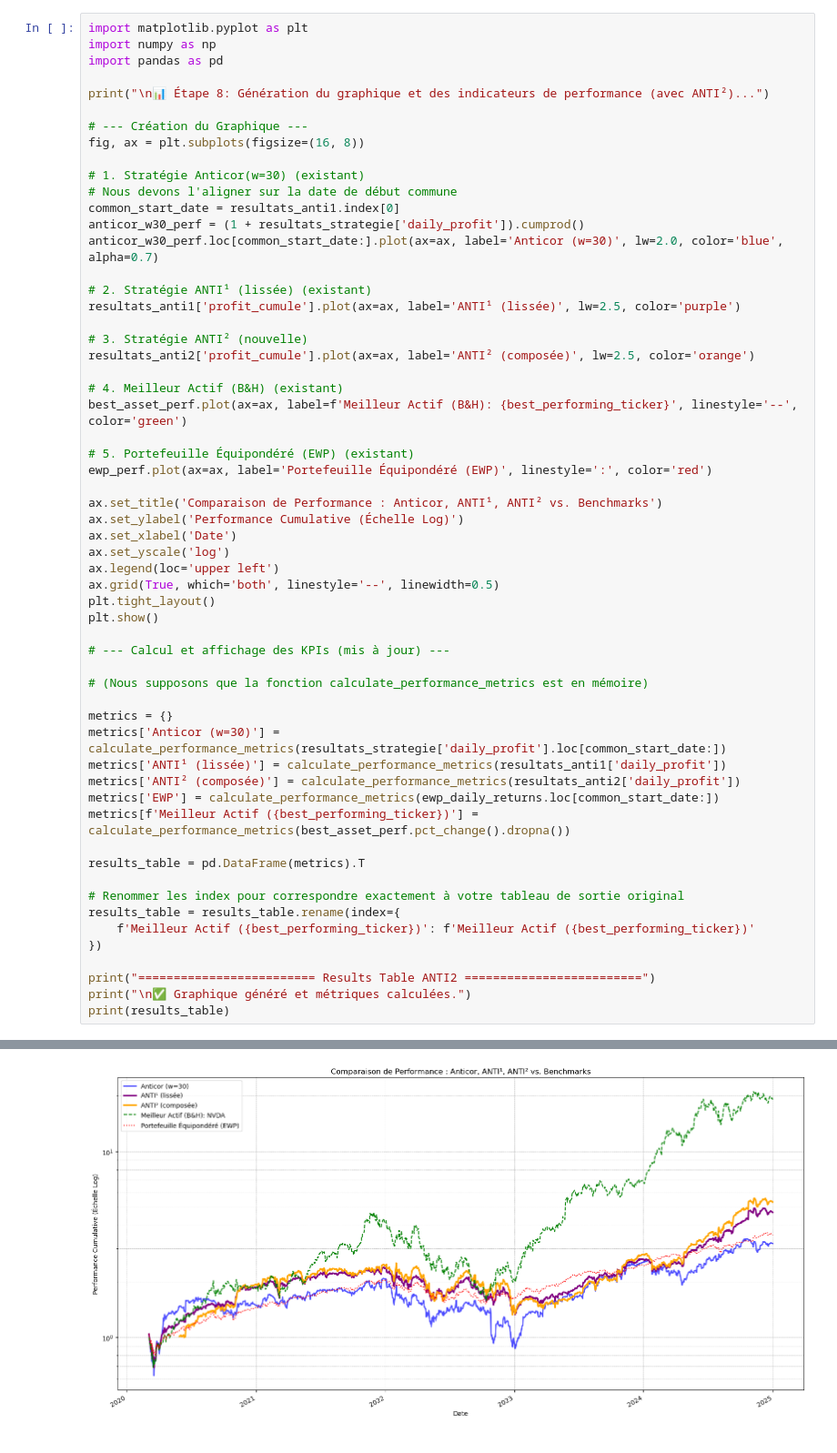
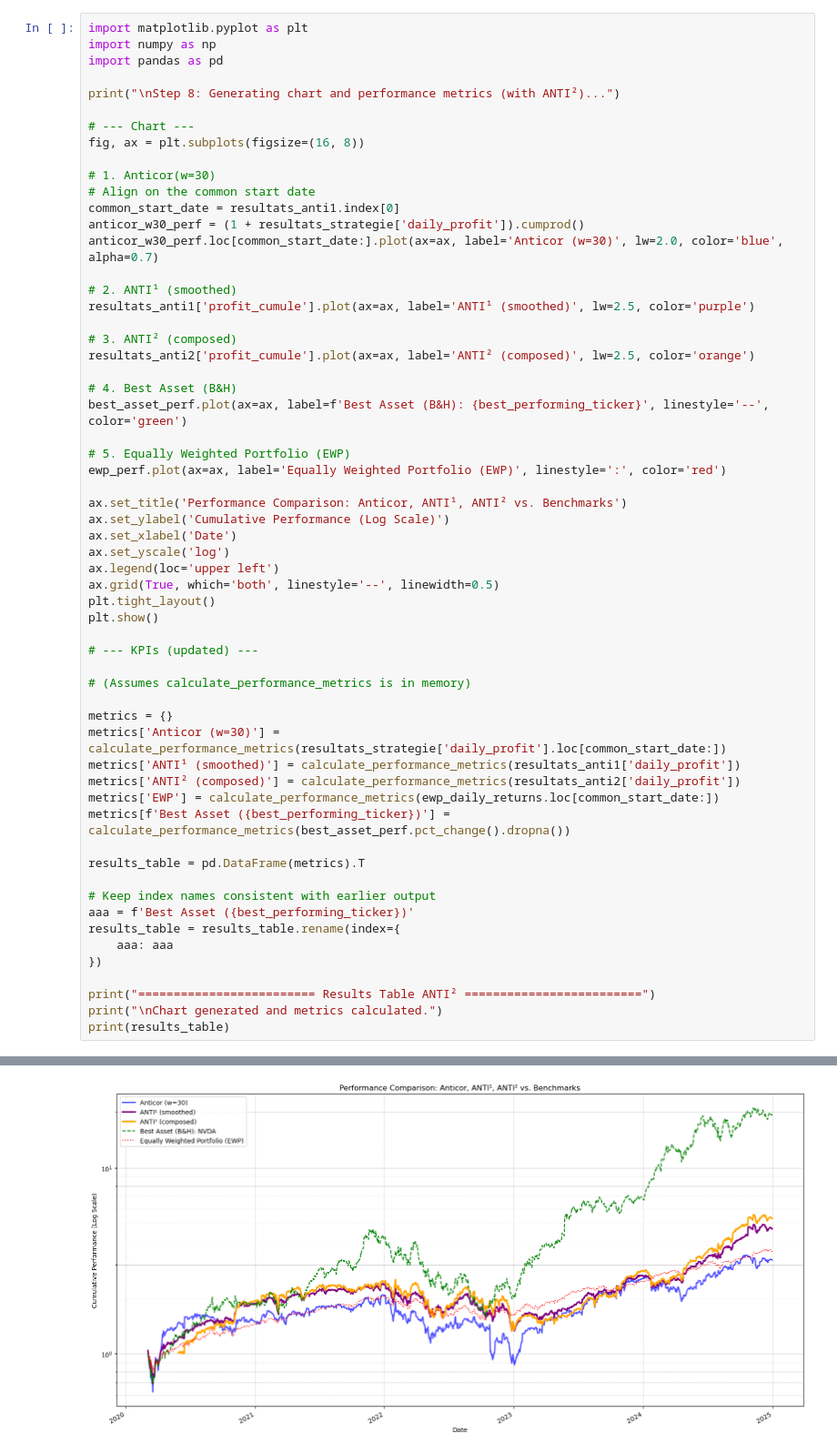
Before and after one commit to tommasoravasio/anticor-trader, a Jupyter notebook: V5_Optimized.ipynb, the cells around one changed output, grey strips where cells are left out. Shown at 91% size. Saved outputs shown, nothing was run; the diff lists cells and outputs as text.

```diff
--- a/V5_Optimized.ipynb
+++ b/V5_Optimized.ipynb
@@ -556,31 +538,31 @@ import matplotlib.pyplot as plt
 import numpy as np
 import pandas as pd
 
-print("\n📊 Étape 8: Génération du graphique et des indicateurs de performance (avec ANTI²)...")
+print("\nStep 8: Generating chart and performance metrics (with ANTI²)...")
 
-# --- Création du Graphique ---
+# --- Chart ---
 fig, ax = plt.subplots(figsize=(16, 8))
 
-# 1. Stratégie Anticor(w=30) (existant)
-# Nous devons l'aligner sur la date de début commune
+# 1. Anticor(w=30)
+# Align on the common start date
 common_start_date = resultats_anti1.index[0]
 anticor_w30_perf = (1 + resultats_strategie['daily_profit']).cumprod()
 anticor_w30_perf.loc[common_start_date:].plot(ax=ax, label='Anticor (w=30)', lw=2.0, color='blue', alpha=0.7)
 
-# 2. Stratégie ANTI¹ (lissée) (existant)
-resultats_anti1['profit_cumule'].plot(ax=ax, label='ANTI¹ (lissée)', lw=2.5, color='purple')
+# 2. ANTI¹ (smoothed)
+resultats_anti1['profit_cumule'].plot(ax=ax, label='ANTI¹ (smoothed)', lw=2.5, color='purple')
 
-# 3. Stratégie ANTI² (nouvelle)
-resultats_anti2['profit_cumule'].plot(ax=ax, label='ANTI² (composée)', lw=2.5, color='orange')
+# 3. ANTI² (composed)
+resultats_anti2['profit_cumule'].plot(ax=ax, label='ANTI² (composed)', lw=2.5, color='orange')
 
-# 4. Meilleur Actif (B&H) (existant)
-best_asset_perf.plot(ax=ax, label=f'Meilleur Actif (B&H): {best_performing_ticker}', linestyle='--', color='green')
+# 4. Best Asset (B&H)
+best_asset_perf.plot(ax=ax, label=f'Best Asset (B&H): {best_performing_ticker}', linestyle='--', color='green')
 
-# 5. Portefeuille Équipondéré (EWP) (existant)
-ewp_perf.plot(ax=ax, label='Portefeuille Équipondéré (EWP)', linestyle=':', color='red')
+# 5. Equally Weighted Portfolio (EWP)
+ewp_perf.plot(ax=ax, label='Equally Weighted Portfolio (EWP)', linestyle=':', color='red')
 
-ax.set_title('Comparaison de Performance : Anticor, ANTI¹, ANTI² vs. Benchmarks')
-ax.set_ylabel('Performance Cumulative (Échelle Log)')
+ax.set_title('Performance Comparison: Anticor, ANTI¹, ANTI² vs. Benchmarks')
+ax.set_ylabel('Cumulative Performance (Log Scale)')
 ax.set_xlabel('Date')
 ax.set_yscale('log')
 ax.legend(loc='upper left')
@@ -588,25 +570,26 @@ ax.grid(True, which='both', linestyle='--', linewidth=0.5)
 plt.tight_layout()
 plt.show()
 
-# --- Calcul et affichage des KPIs (mis à jour) ---
+# --- KPIs (updated) ---
 
-# (Nous supposons que la fonction calculate_performance_metrics est en mémoire)
+# (Assumes calculate_performance_metrics is in memory)
 
 metrics = {}
 metrics['Anticor (w=30)'] = calculate_performance_metrics(resultats_strategie['daily_profit'].loc[common_start_date:])
-metrics['ANTI¹ (lissée)'] = calculate_performance_metrics(resultats_anti1['daily_profit'])
-metrics['ANTI² (composée)'] = calculate_performance_metrics(resultats_anti2['daily_profit'])
+metrics['ANTI¹ (smoothed)'] = calculate_performance_metrics(resultats_anti1['daily_profit'])
+metrics['ANTI² (composed)'] = calculate_performance_metrics(resultats_anti2['daily_profit'])
 metrics['EWP'] = calculate_performance_metrics(ewp_daily_returns.loc[common_start_date:])
-metrics[f'Meilleur Actif ({best_performing_ticker})'] = calculate_performance_metrics(best_asset_perf.pct_change().dropna())
+metrics[f'Best Asset ({best_performing_ticker})'] = calculate_performance_metrics(best_asset_perf.pct_change().dropna())
 
 results_table = pd.DataFrame(metrics).T
 
-# Renommer les index pour correspondre exactement à votre tableau de sortie original
+# Keep index names consistent with earlier output
+aaa = f'Best Asset ({best_performing_ticker})'
 results_table = results_table.rename(index={
-    f'Meilleur Actif ({best_performing_ticker})': f'Meilleur Actif ({best_performing_ticker})'
+    aaa: aaa
 })
 
-print("========================= Results Table ANTI2 =========================")
-print("\n✅ Graphique généré et métriques calculées.")
+print("========================= Results Table ANTI² =========================")
+print("\nChart generated and metrics calculated.")
 print(results_table)
 # %% [output]
@@ -614 +597 @@ print(results_table)
-[figure, old version]
+[figure, new version]
```
Also changed, not shown: parts of 9 cells of this notebook.
